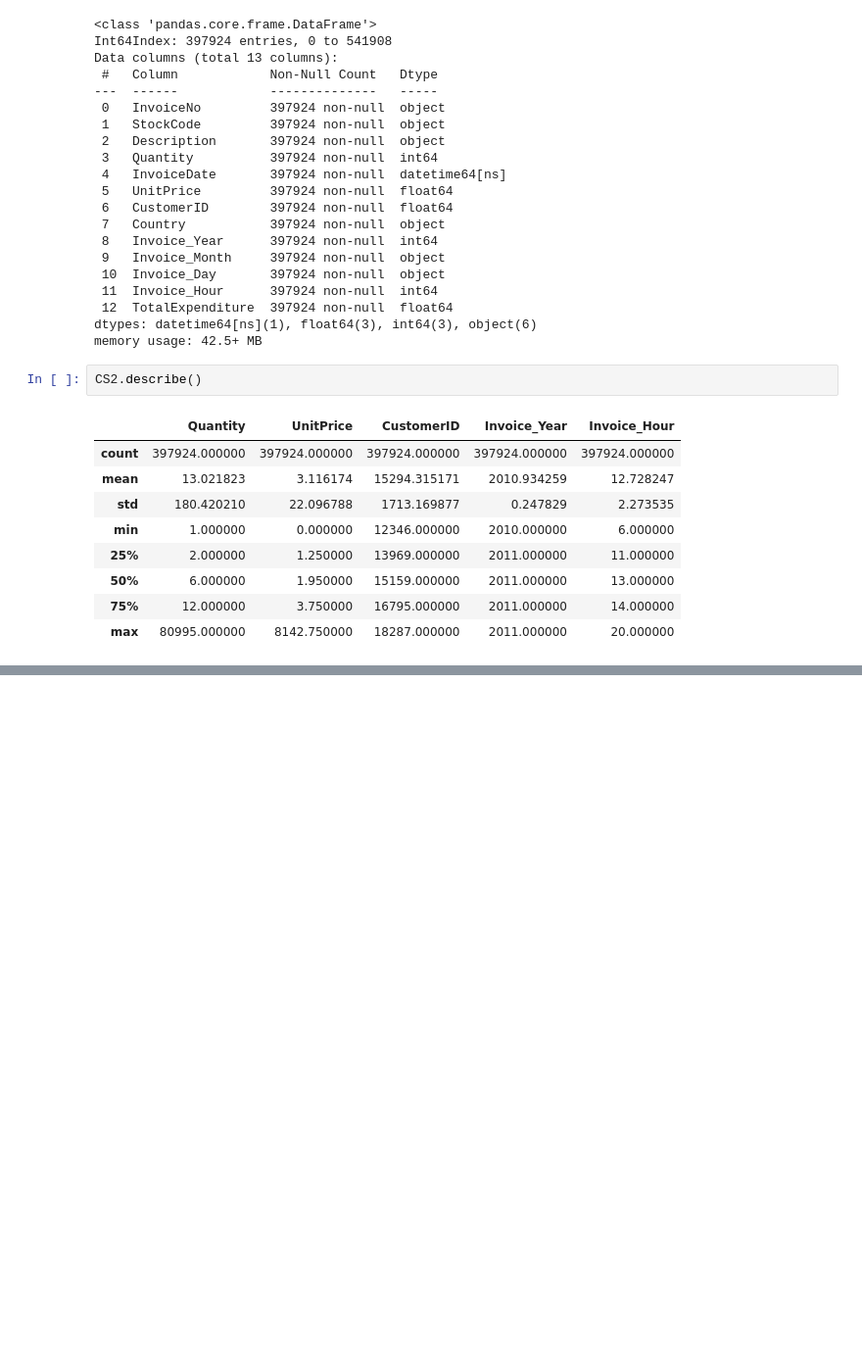
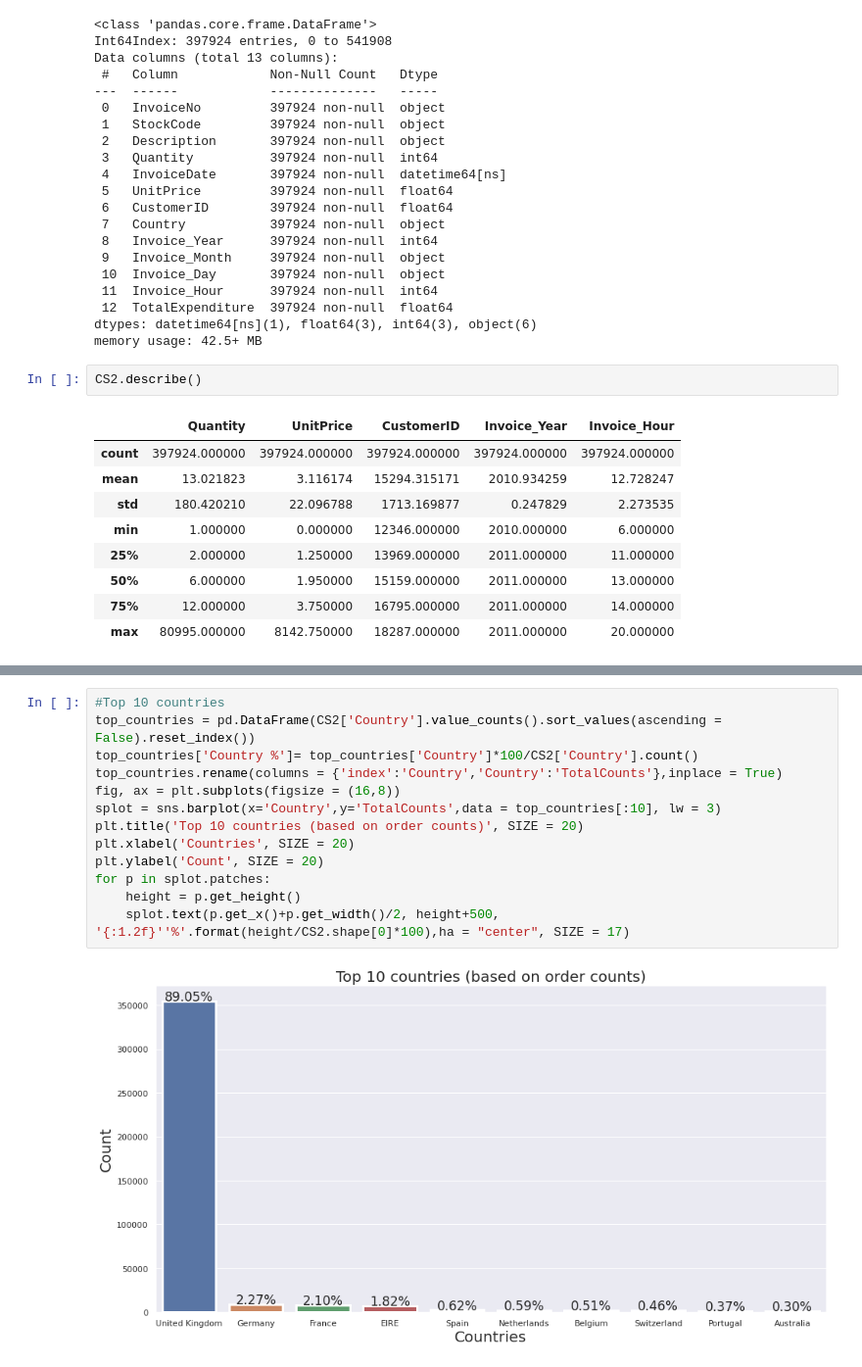
Before and after one commit to DrKamaleshR/Customersegmentation-unsupervised, a Jupyter notebook: Online_Retail_Customer_Segmentation_Capstone_Project.ipynb, the cells around one changed output, grey strips where cells are left out. Shown at 98% size. Saved outputs shown, nothing was run; the diff lists cells and outputs as text; blank space fills up the shorter version.

```diff
--- a/Online_Retail_Customer_Segmentation_Capstone_Project.ipynb
+++ b/Online_Retail_Customer_Segmentation_Capstone_Project.ipynb
@@ -205,0 +226,15 @@ Lets find out top 10
+# %%
+#Top 10 countries
+top_countries = pd.DataFrame(CS2['Country'].value_counts().sort_values(ascending = False).reset_index())
+top_countries['Country %']= top_countries['Country']*100/CS2['Country'].count()
+top_countries.rename(columns = {'index':'Country','Country':'TotalCounts'},inplace = True)
+fig, ax = plt.subplots(figsize = (16,8))
+splot = sns.barplot(x='Country',y='TotalCounts',data = top_countries[:10], lw = 3)
+plt.title('Top 10 countries (based on order counts)', SIZE = 20)
+plt.xlabel('Countries', SIZE = 20)
+plt.ylabel('Count', SIZE = 20)
+for p in splot.patches:
+    height = p.get_height()
+    splot.text(p.get_x()+p.get_width()/2, height+500, '{:1.2f}''%'.format(height/CS2.shape[0]*100),ha = "center", SIZE = 17)
+# %% [output]
+[figure, added]
```
Also changed, not shown: parts of 4 cells of this notebook.
